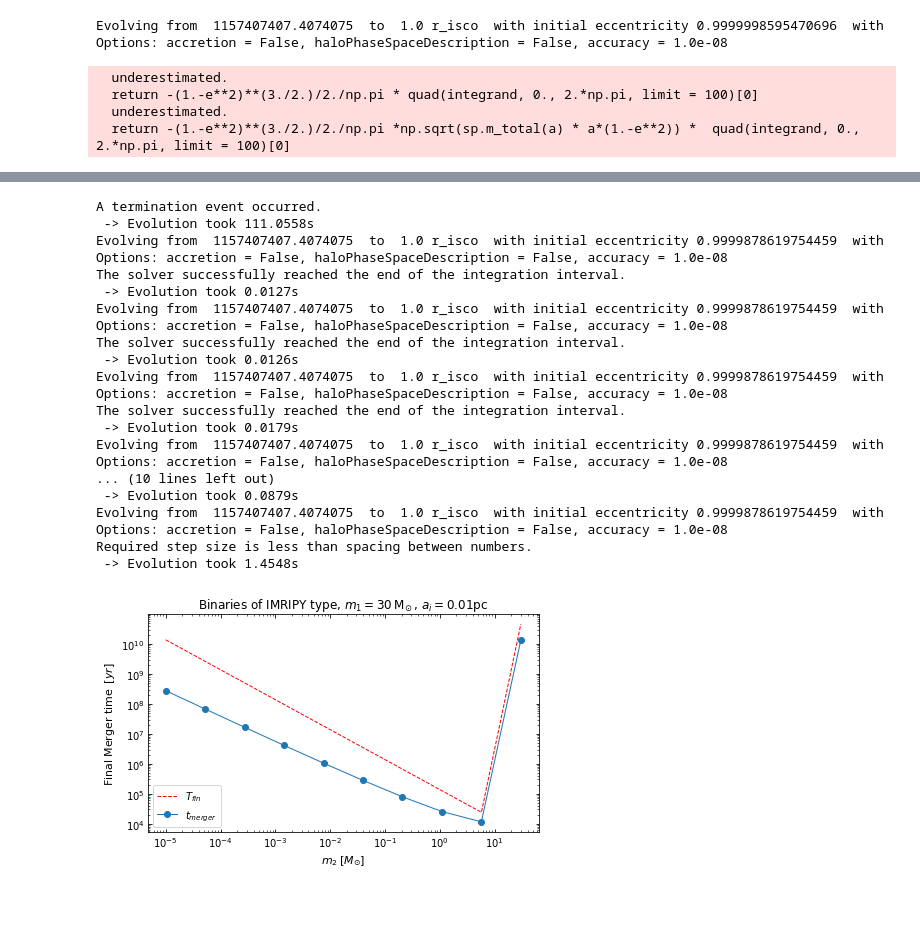
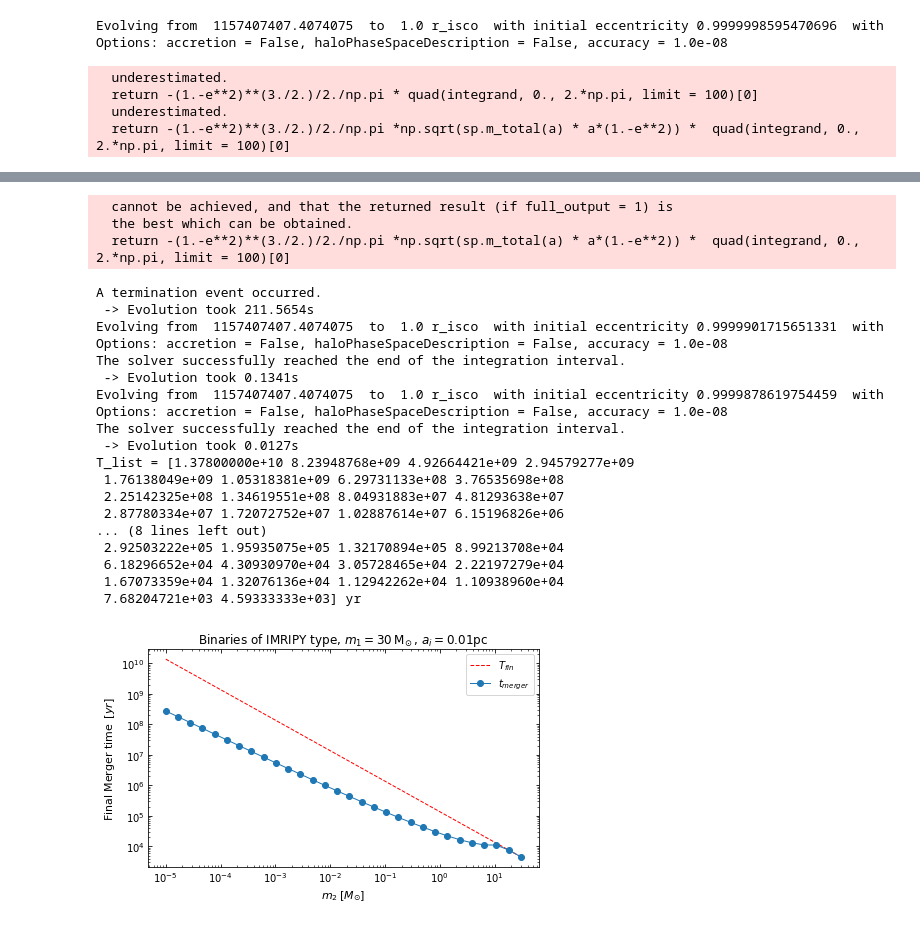
Before and after one commit to pratibhajangra591/Ifca-github, a Jupyter notebook: tm_imripy.ipynb, the cells around one changed output, grey strips where cells are left out. Drawn from its saved outputs; the diff is of its cells as text; code cells hidden in the pictures.

```diff
--- a/tm_imripy.ipynb
+++ b/tm_imripy.ipynb
@@ -32,7 +32,7 @@ year_to_pc = 0.3064
 
 
 
-m_2 = np.geomspace(1e-5, 30, 10)
+m_2 = np.geomspace(1e-5, 30, 30)
 
 m_2_list = m_2.tolist()
 
@@ -74,6 +77,5 @@ e0 = [0.99999986 0.99999977 0.99999964 0.99999942 0.99999907 0.9999985
 # %%
-# Setting initial and final conditions of the binary evolution for an eccentric orbi
-
+# Setting initial and final conditions of the binary evolution for an eccentric orbits
 
 
 
@@ -94,14 +96,6 @@ T_list = np.zeros(len(m_2_list))
 
 
 for i, m_2 in enumerate(m_2_list):
-
-
-    m_2_ref = 1 # in units of solar mass
-    T = 1e-5 * (t_m * ms.year_to_pc ) * ((m_2/m_2_ref)**(-1))
-
-
-
-
     m_bar = m_1
     M_1 =  m_1 * ms.solar_mass_to_pc
     M_2 =  m_2 * ms.solar_mass_to_pc
@@ -125,15 +119,15 @@ for i, m_2 in enumerate(m_2_list):
         return  (((85/3) * (G**3) * m_1 * m_2 * M_binary_initial(m_1, m_2) * t_m)/((a_i**4)*(c**5)))**(1/7)
     j_i = j_initial(m_1, m_2)
     e0  = np.sqrt(1 - (j_i **2))
-    ev_ecc = imripy.inspiral.Classic.Evolve(sp, a_i, e0,  a_fin = R_fin, t_fin = T)
-    tm = ev_ecc.t[-1]
-
-    while T/tm == 1:
-        T = T * 10
-        ev_ecc = imripy.inspiral.Classic.Evolve(sp, a_i, e0,  a_fin = R_fin, t_fin = T)
-        tm = ev_ecc.t[-1]
 
 
+    m_2_ref = 1 # in units of solar mass
+    T = 1e-5 * (t_m * ms.year_to_pc ) * ((m_2/m_2_ref)**(-1))
+
+
+
+    ev_ecc = imripy.inspiral.Classic.Evolve(sp, a_i, e0,  a_fin = R_fin, t_fin = T)
+    tm  = ev_ecc.t[-1]
 
 
 
@@ -144,6 +138,10 @@ for i, m_2 in enumerate(m_2_list):
 
 
 
+
+
+print("T_list =", T_list, "yr")
+print("tm_list =", tm_list, "yr")
 
 
 
@@ -157,7 +155,7 @@ plt.legend(["$T_{fin}$","$t_{merger}$"])
 plt.xlabel('$m_{2}\:[M_{\odot}]$', fontsize = 11)
 plt.ylabel('Final Merger time $\: [yr]$', fontsize = 11)
 plt.title('Binaries of IMRIPY type, $m_{1} = 30 \, \mathrm{M_{\odot}} \, , \, a_{i} = 0.01 \mathrm{pc}$', fontsize = 12)
-plt.savefig('t_mergimripy1e-5.pdf', bbox_inches='tight')
+plt.savefig('t_merge.pdf', bbox_inches='tight')
 plt.show()
 # %% [output]
 Evolving from  1157407407.4074075  to  1.0 r_isco  with initial eccentricity 0.9999998595470696  with  Options: accretion = False, haloPhaseSpaceDescription = False, accuracy = 1.0e-08
@@ -191,19 +201,22 @@ Evolving from  1157407407.4074075  to  1.0 r_isco  with initial eccentricity 0.9
-A termination event occurred.
- -> Evolution took 111.0558s
-Evolving from  1157407407.4074075  to  1.0 r_isco  with initial eccentricity 0.9999878619754459  with  Options: accretion = False, haloPhaseSpaceDescription = False, accuracy = 1.0e-08
-The solver successfully reached the end of the integration interval.
- -> Evolution took 0.0127s
-Evolving from  1157407407.4074075  to  1.0 r_isco  with initial eccentricity 0.9999878619754459  with  Options: accretion = False, haloPhaseSpaceDescription = False, accuracy = 1.0e-08
-The solver successfully reached the end of the integration interval.
- -> Evolution took 0.0126s
-Evolving from  1157407407.4074075  to  1.0 r_isco  with initial eccentricity 0.9999878619754459  with  Options: accretion = False, haloPhaseSpaceDescription = False, accuracy = 1.0e-08
-The solver successfully reached the end of the integration interval.
- -> Evolution took 0.0179s
-Evolving from  1157407407.4074075  to  1.0 r_isco  with initial eccentricity 0.9999878619754459  with  Options: accretion = False, haloPhaseSpaceDescription = False, accuracy = 1.0e-08
-... (10 lines left out)
- -> Evolution took 0.0879s
-Evolving from  1157407407.4074075  to  1.0 r_isco  with initial eccentricity 0.9999878619754459  with  Options: accretion = False, haloPhaseSpaceDescription = False, accuracy = 1.0e-08
-Required step size is less than spacing between numbers.
- -> Evolution took 1.4548s
+  cannot be achieved, and that the returned result (if full_output = 1) is
+  the best which can be obtained.
+  return -(1.-e**2)**(3./2.)/2./np.pi *np.sqrt(sp.m_total(a) * a*(1.-e**2)) *  quad(integrand, 0., 2.*np.pi, limit = 100)[0]
+A termination event occurred.
+ -> Evolution took 211.5654s
+Evolving from  1157407407.4074075  to  1.0 r_isco  with initial eccentricity 0.9999901715651331  with  Options: accretion = False, haloPhaseSpaceDescription = False, accuracy = 1.0e-08
+The solver successfully reached the end of the integration interval.
+ -> Evolution took 0.1341s
+Evolving from  1157407407.4074075  to  1.0 r_isco  with initial eccentricity 0.9999878619754459  with  Options: accretion = False, haloPhaseSpaceDescription = False, accuracy = 1.0e-08
+The solver successfully reached the end of the integration interval.
+ -> Evolution took 0.0127s
+T_list = [1.37800000e+10 8.23948768e+09 4.92664421e+09 2.94579277e+09
+ 1.76138049e+09 1.05318381e+09 6.29731133e+08 3.76535698e+08
+ 2.25142325e+08 1.34619551e+08 8.04931883e+07 4.81293638e+07
+ 2.87780334e+07 1.72072752e+07 1.02887614e+07 6.15196826e+06
+... (8 lines left out)
+ 2.92503222e+05 1.95935075e+05 1.32170894e+05 8.99213708e+04
+ 6.18296652e+04 4.30930970e+04 3.05728465e+04 2.22197279e+04
+ 1.67073359e+04 1.32076136e+04 1.12942262e+04 1.10938960e+04
+ 7.68204721e+03 4.59333333e+03] yr
-[figure, old version]
+[figure, new version]
 # %%
```
Also changed, not shown: parts of 4 cells of this notebook.
